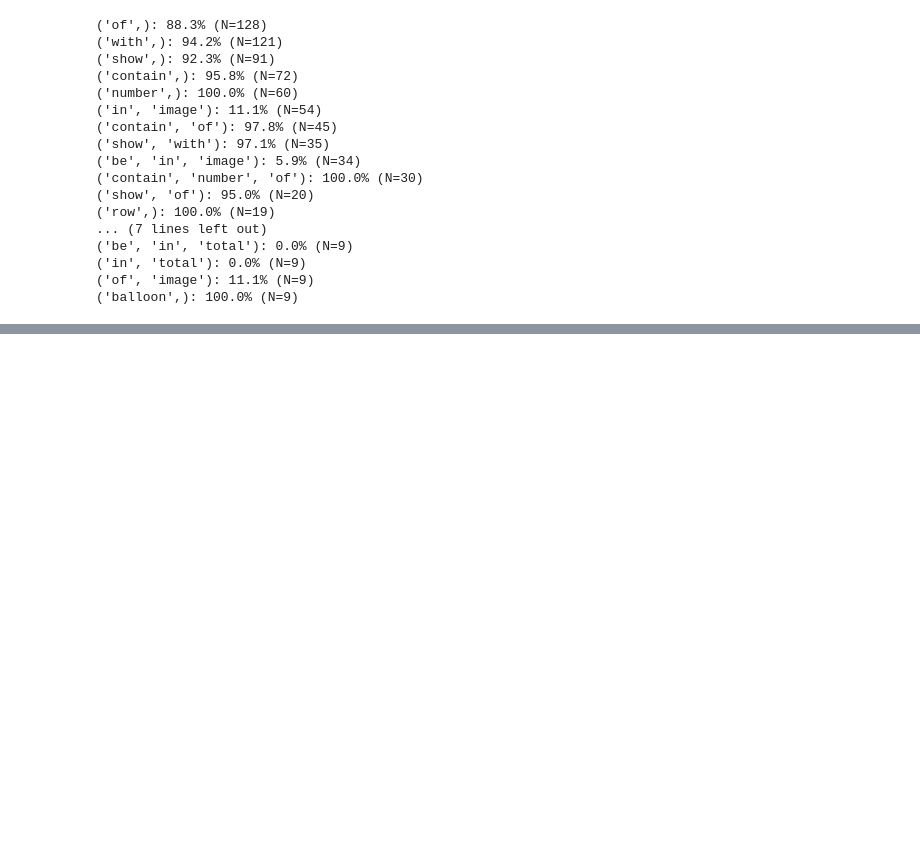
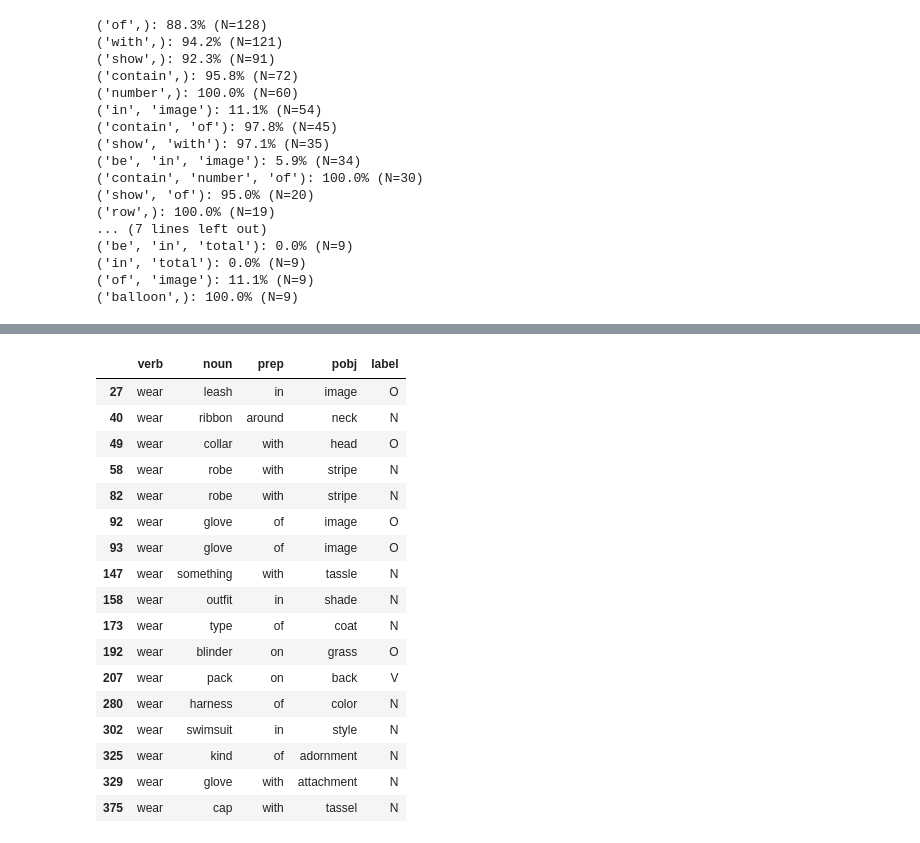
Before and after one commit to depthfirst/pp-ambiguity, a Jupyter notebook: notebooks/PPA-Analysis.ipynb, the cells around one changed output, grey strips where cells are left out. Saved outputs shown, nothing was run; the diff lists cells and outputs as text; code cells hidden in the pictures; blank space fills up the shorter version.

Commit message:
First draft of rules-based pp attachment corrector

```diff
--- a/notebooks/PPA-Analysis.ipynb
+++ b/notebooks/PPA-Analysis.ipynb
@@ -357,0 +403,11 @@ for (proportion,total,ngram) in insights:
+# %%
+for (i,v,n1,p,n2,lbl,pred,senttxt) in error_tuples:
+    subtpls = get_subtuples((v,n1,p,n2))
+    matching_rules = [ngl for ngl in subtpls if ngl in rules]
+    if len(matching_rules)==0:
+        print((v,n1,p,n2),lbl,pred,senttxt)
+        continue
+    props = [proportions[ngram] for ngram in matching_rules]
+    ncnts = [ncounts[ngram] for ngram in matching_rules]
+    print((v,n1,p,n2),[(r,p,n) for (r,p,n) in zip(matching_rules,props,ncnts)],senttxt)
+    # Weird with case of absolute
@@ -357,0 +459,2 @@ for (proportion,total,ngram) in insights:
+# %%
+presentation_verb_lemmas = ['include','feature','show','be','wear','cover','contain','have']
@@ -357,0 +536,2 @@ for (proportion,total,ngram) in insights:
+# %%
+pres_verb_tuples = [((v,n1,p,n2),l) for ((v,n1,p,n2),l) in zip(train_tuples,labels_train) if v in presentation_verb_lemmas]
@@ -357,0 +725,2 @@ for (proportion,total,ngram) in insights:
+# %%
+pres_verb_df = pd.DataFrame([[*t[0],t[1]] for t in pres_verb_tuples], columns=['verb','noun','prep','pobj','label'])
@@ -357,0 +758,21 @@ for (proportion,total,ngram) in insights:
+# %%
+pres_verb_df[pres_verb_df['verb']=='wear']
+# %% [output]
+|  | verb | noun | prep | pobj | label |
+| 27 | wear | leash | in | image | O |
+| 40 | wear | ribbon | around | neck | N |
+| 49 | wear | collar | with | head | O |
+| 58 | wear | robe | with | stripe | N |
+| 82 | wear | robe | with | stripe | N |
+| 92 | wear | glove | of | image | O |
+| 93 | wear | glove | of | image | O |
+| 147 | wear | something | with | tassle | N |
+| 158 | wear | outfit | in | shade | N |
+| 173 | wear | type | of | coat | N |
+| 192 | wear | blinder | on | grass | O |
+| 207 | wear | pack | on | back | V |
+| 280 | wear | harness | of | color | N |
+| 302 | wear | swimsuit | in | style | N |
+| 325 | wear | kind | of | adornment | N |
+| 329 | wear | glove | with | attachment | N |
+| 375 | wear | cap | with | tassel | N |
```
Also changed, not shown: parts of 60 cells of this notebook, 1 other file.
